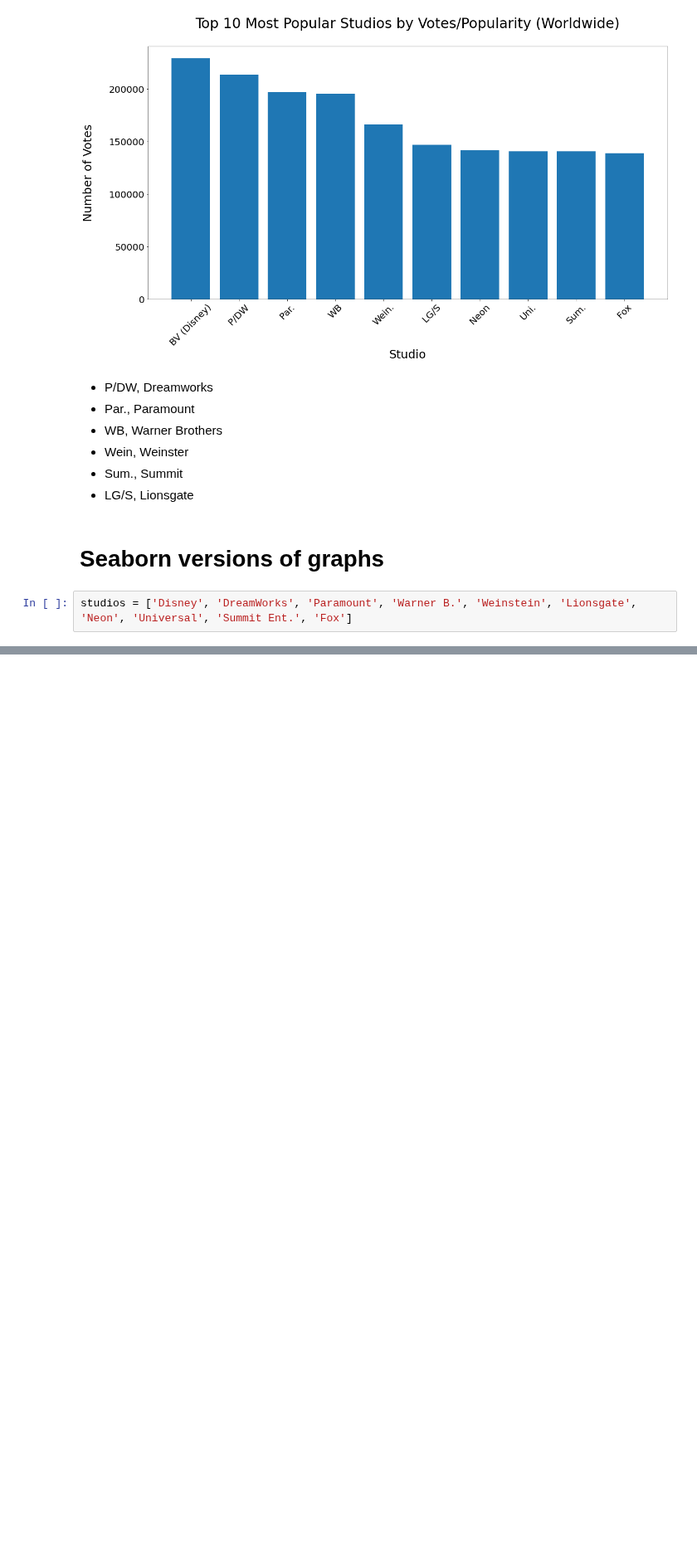
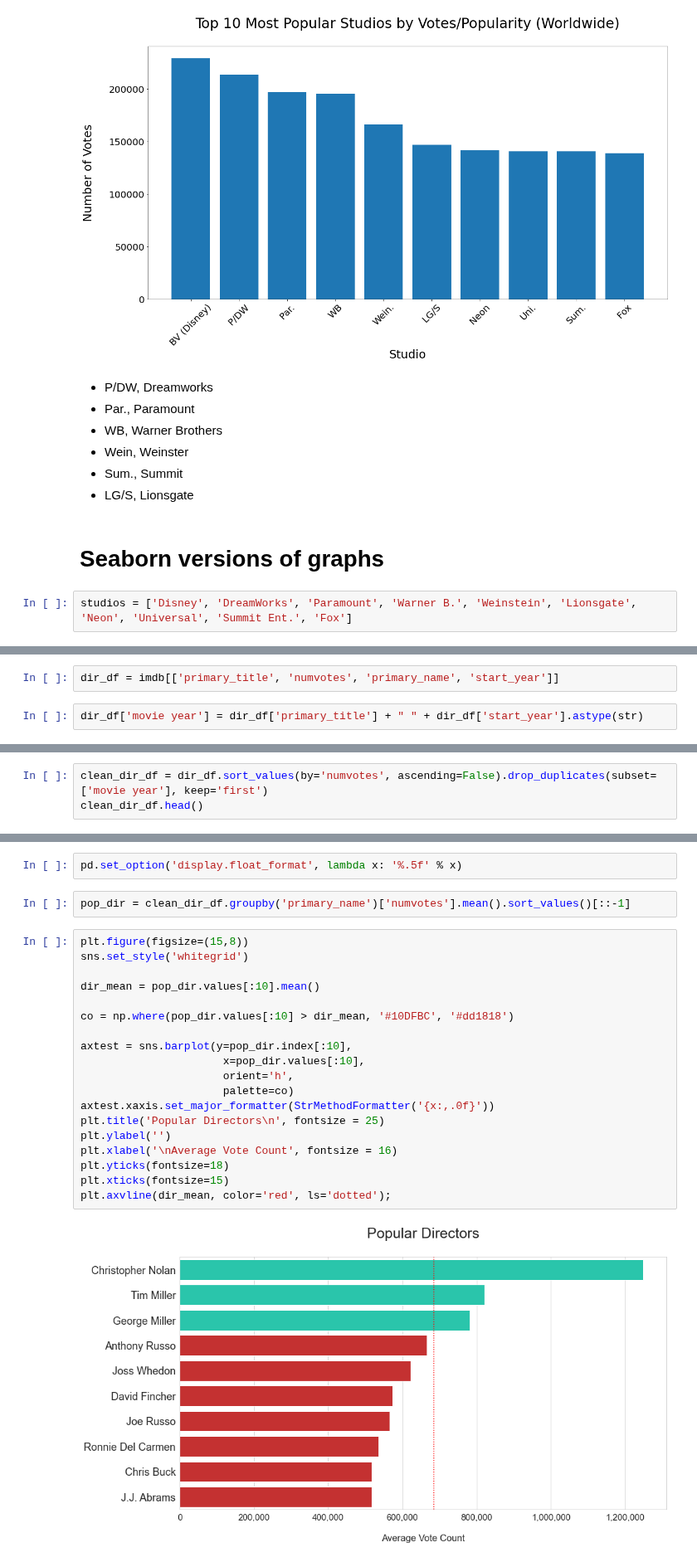
Before and after one commit to dcruzven/Movie-Analysis-Project, a Jupyter notebook: popular_work/David's_Notebook.ipynb, the cells around one changed output, grey strips where cells are left out. Shown at 83% size. Drawn from its saved outputs; the diff is of its cells as text; blank space fills up the shorter version.

```diff
--- a/popular_work/David's_Notebook.ipynb
+++ b/popular_work/David's_Notebook.ipynb
@@ -435,0 +466,4 @@ plt.axvline(gen_mean, color='red', ls='dotted');
+# %%
+dir_df = imdb[['primary_title', 'numvotes', 'primary_name', 'start_year']]
+# %%
+dir_df['movie year'] = dir_df['primary_title'] + " " + dir_df['start_year'].astype(str)
@@ -435,0 +485,3 @@ plt.axvline(gen_mean, color='red', ls='dotted');
+# %%
+clean_dir_df = dir_df.sort_values(by='numvotes', ascending=False).drop_duplicates(subset=['movie year'], keep='first')
+clean_dir_df.head()
@@ -435,0 +495,25 @@ plt.axvline(gen_mean, color='red', ls='dotted');
+# %%
+pd.set_option('display.float_format', lambda x: '%.5f' % x)
+# %%
+pop_dir = clean_dir_df.groupby('primary_name')['numvotes'].mean().sort_values()[::-1]
+# %%
+plt.figure(figsize=(15,8))
+sns.set_style('whitegrid')
+
+dir_mean = pop_dir.values[:10].mean()
+
+co = np.where(pop_dir.values[:10] > dir_mean, '#10DFBC', '#dd1818')
+
+axtest = sns.barplot(y=pop_dir.index[:10],
+                      x=pop_dir.values[:10],
+                      orient='h',
+                      palette=co)
+axtest.xaxis.set_major_formatter(StrMethodFormatter('{x:,.0f}'))
+plt.title('Popular Directors\n', fontsize = 25)
+plt.ylabel('')
+plt.xlabel('\nAverage Vote Count', fontsize = 16)
+plt.yticks(fontsize=18)
+plt.xticks(fontsize=15)
+plt.axvline(dir_mean, color='red', ls='dotted');
+# %% [output]
+[figure, added]
```
Also changed, not shown: parts of 25 cells of this notebook.
